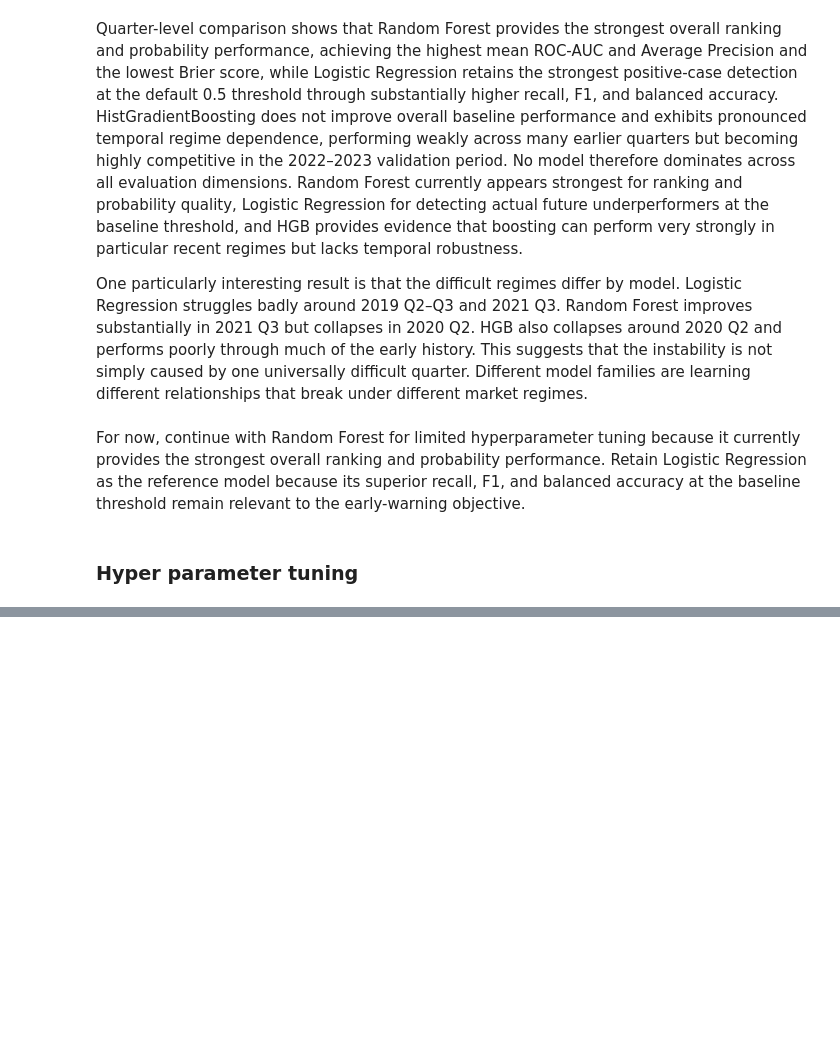
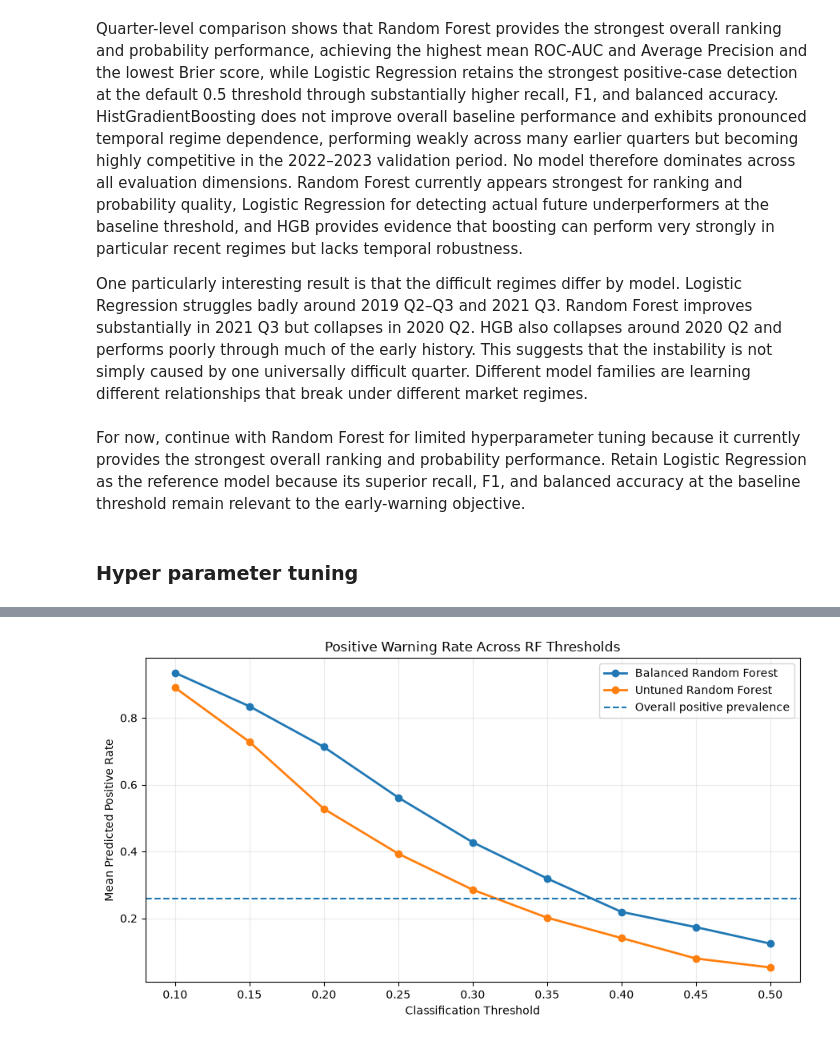
Before and after one commit to terra9/superannuation-performance-early-warning, a Jupyter notebook: notebooks/baseline_modelling.ipynb, the cells around one changed output, grey strips where cells are left out. Saved outputs shown, nothing was run; the diff lists cells and outputs as text; code cells hidden in the pictures; blank space fills up the shorter version.

```diff
--- a/notebooks/baseline_modelling.ipynb
+++ b/notebooks/baseline_modelling.ipynb
@@ -4169,0 +5246,76 @@ For now, continue with Random Forest for limited hyperparameter tuning because i
+# %%
+# Calculate prevalence only from observations used in OOF validation.
+oof_positive_rate = (
+    rf_oof_predictions[
+        target_col
+    ].mean()
+)
+
+
+# Compare how frequently each threshold issues positive warnings.
+fig, ax = plt.subplots(
+    figsize=(9, 5)
+)
+
+
+for model_name in (
+    rf_threshold_summary[
+        "model"
+    ].unique()
+):
+
+    plot_data = (
+        rf_threshold_summary[
+            rf_threshold_summary[
+                "model"
+            ].eq(model_name)
+        ]
+        .sort_values(
+            "threshold"
+        )
+    )
+
+    ax.plot(
+        plot_data[
+            "threshold"
+        ],
+        plot_data[
+            "mean_predicted_positive_rate"
+        ],
+        marker="o",
+        linewidth=2,
+        label=model_name,
+    )
+
+
+# Add the approximate observed positive prevalence.
+ax.axhline(
+    y=oof_positive_rate,
+    linestyle="--",
+    linewidth=1.5,
+    label="Overall positive prevalence",
+)
+
+
+ax.set_xlabel(
+    "Classification Threshold"
+)
+
+ax.set_ylabel(
+    "Mean Predicted Positive Rate"
+)
+
+ax.set_title(
+    "Positive Warning Rate Across RF Thresholds"
+)
+
+ax.legend()
+
+ax.grid(
+    alpha=0.25
+)
+
+plt.tight_layout()
+plt.show()
+# %% [output]
+[figure, added]
```
Also changed, not shown: parts of 33 cells of this notebook.
